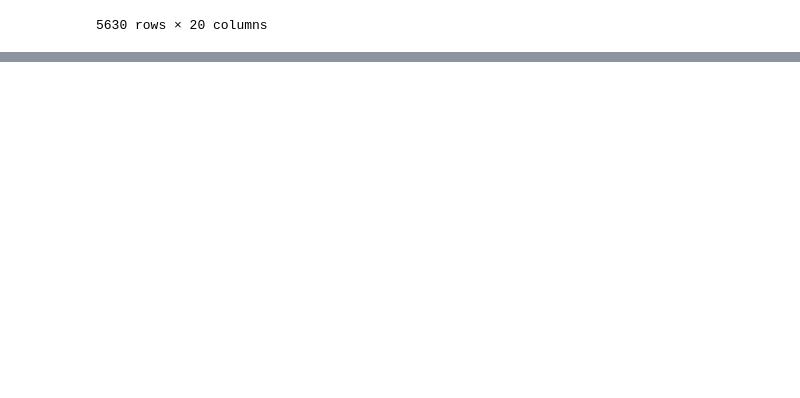
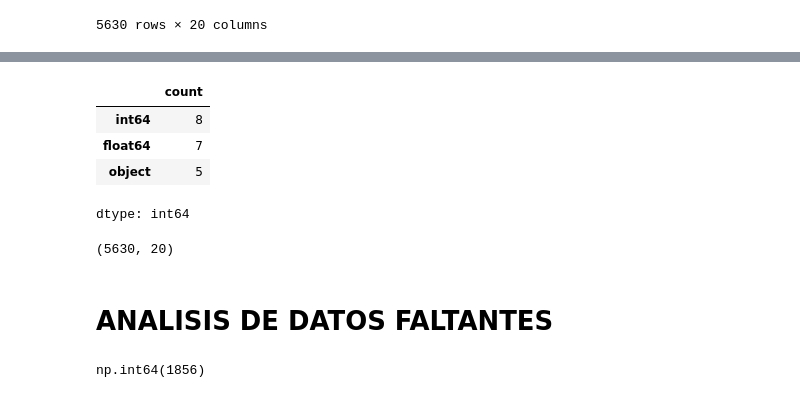
Before and after one commit to 12aptor/data-science-g4, a Jupyter notebook: dia3/5_ejercicio_ecommerce_limpieza.ipynb, the cells around one changed output, grey strips where cells are left out. Drawn from its saved outputs; the diff is of its cells as text; code cells hidden in the pictures; blank space fills up the shorter version.

```diff
--- a/dia3/5_ejercicio_ecommerce_limpieza.ipynb
+++ b/dia3/5_ejercicio_ecommerce_limpieza.ipynb
@@ -24,0 +48,18 @@ data_df
+# %%
+data_df.dtypes.value_counts()
+# %% [output]
+|  | count |
+| int64 | 8 |
+| float64 | 7 |
+| object | 5 |
+dtype: int64
+# %%
+data_df.shape
+# %% [output]
+(5630, 20)
+# %% [markdown]
+# ANALISIS DE DATOS FALTANTES
+# %%
+data_df.missing.number_missing()
+# %% [output]
+np.int64(1856)
```
Also changed, not shown: parts of 3 cells of this notebook.
